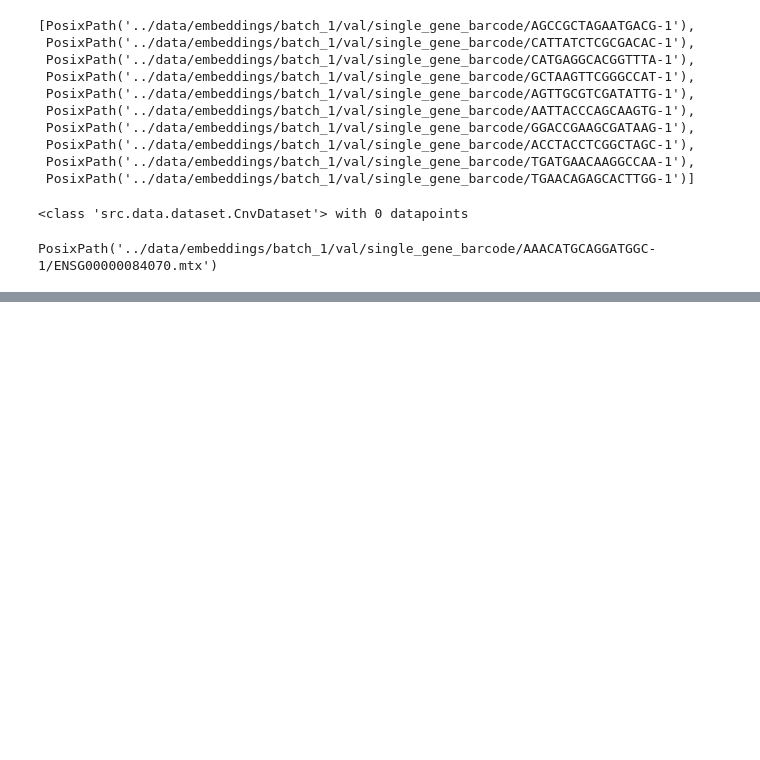
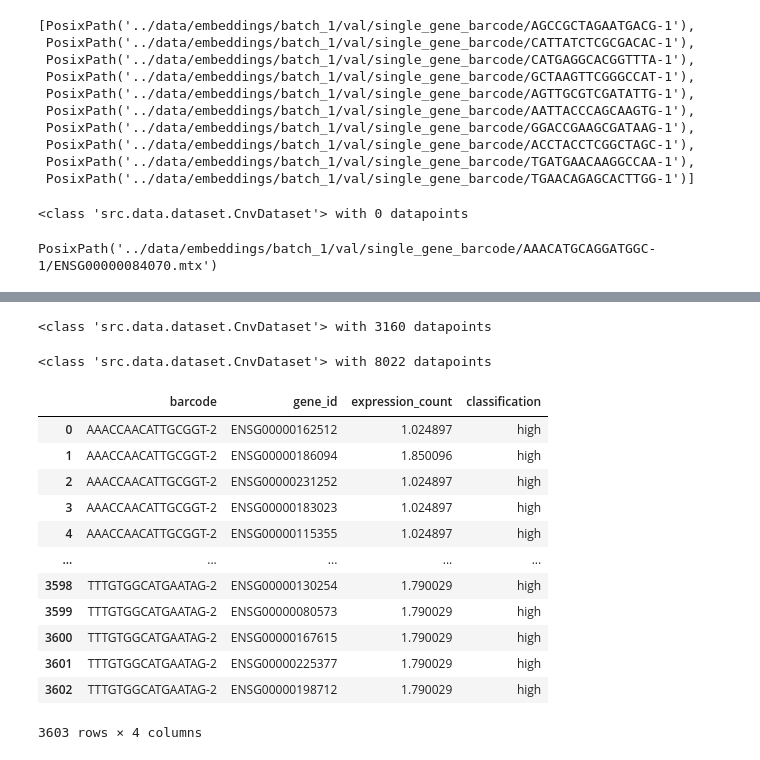
Before and after one commit to riccardoAli31/Gene-expression-changes-from-CNV, a Jupyter notebook: preprocessing/dataset_example.ipynb, the cells around one changed output, grey strips where cells are left out. Drawn from its saved outputs; the diff is of its cells as text; code cells hidden in the pictures; blank space fills up the shorter version.

```diff
--- a/preprocessing/dataset_example.ipynb
+++ b/preprocessing/dataset_example.ipynb
@@ -248,0 +252,7 @@ PosixPath('../data/embeddings/batch_1/val/single_gene_barcode/AAACATGCAGGATGGC-1
+# %%
+b2_val_data_root = data_root / 'embeddings' / 'batch_2'
+b2_train_path = data_root / 'splits' / 'batch2_training_filtered.tsv'
+b2_val_path = data_root / 'splits' / 'batch2_val_filtered.tsv'
+b2_test_path = data_root / 'splits' / 'batch2_test_filtered.tsv'
+# %%
+b2_val_df = pd.read_csv(b2_val_path, sep='\t')
@@ -248,0 +285,8 @@ PosixPath('../data/embeddings/batch_1/val/single_gene_barcode/AAACATGCAGGATGGC-1
+# %%
+b2_val_dataset
+# %% [output]
+<class 'src.data.dataset.CnvDataset'> with 3160 datapoints
+# %%
+b1_val_dataset
+# %% [output]
+<class 'src.data.dataset.CnvDataset'> with 8022 datapoints
@@ -248,0 +299,16 @@ PosixPath('../data/embeddings/batch_1/val/single_gene_barcode/AAACATGCAGGATGGC-1
+# %%
+b2_val_df
+# %% [output]
+|  | barcode | gene_id | expression_count | classification |
+| 0 | AAACCAACATTGCGGT-2 | ENSG00000162512 | 1.024897 | high |
+| 1 | AAACCAACATTGCGGT-2 | ENSG00000186094 | 1.850096 | high |
+| 2 | AAACCAACATTGCGGT-2 | ENSG00000231252 | 1.024897 | high |
+| 3 | AAACCAACATTGCGGT-2 | ENSG00000183023 | 1.024897 | high |
+| 4 | AAACCAACATTGCGGT-2 | ENSG00000115355 | 1.024897 | high |
+| ... | ... | ... | ... | ... |
+| 3598 | TTTGTGGCATGAATAG-2 | ENSG00000130254 | 1.790029 | high |
+| 3599 | TTTGTGGCATGAATAG-2 | ENSG00000080573 | 1.790029 | high |
+| 3600 | TTTGTGGCATGAATAG-2 | ENSG00000167615 | 1.790029 | high |
+| 3601 | TTTGTGGCATGAATAG-2 | ENSG00000225377 | 1.790029 | high |
+| 3602 | TTTGTGGCATGAATAG-2 | ENSG00000198712 | 1.790029 | high |
+3603 rows × 4 columns
```
Also changed, not shown: parts of 10 cells of this notebook, 1 other file.
